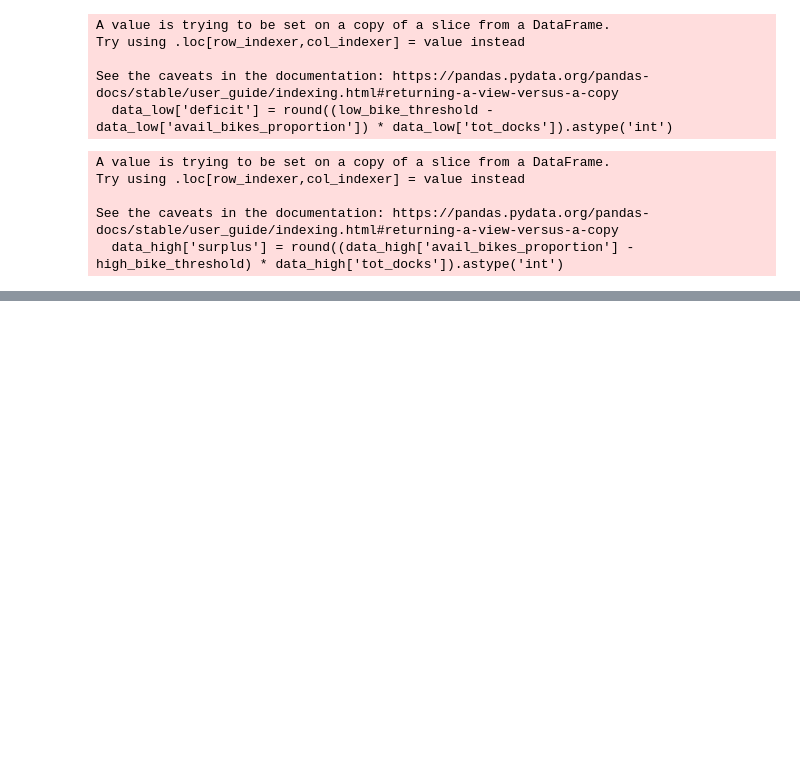
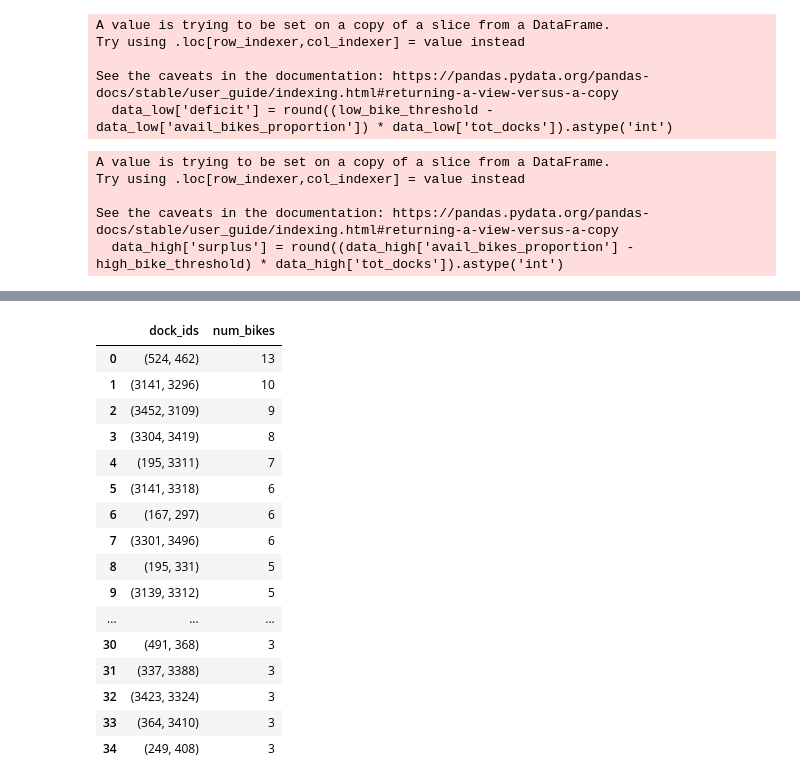
Before and after one commit to charles-v-phillips/citibike, a Jupyter notebook: robert/rebalancing_algorithm_48_hour_window.ipynb, the cells around one changed output, grey strips where cells are left out. Cells and saved outputs as stored; diff of their text form; code cells hidden in the pictures; blank space fills up the shorter version.

```diff
--- a/robert/rebalancing_algorithm_48_hour_window.ipynb
+++ b/robert/rebalancing_algorithm_48_hour_window.ipynb
@@ -189,6 +197,26 @@ for k, v in filtered_rebalancing.items():
         filtered_bikes_rebalanced += v
 # %%
 rebalancing_df = pd.DataFrame(final_rebalancing_dict.items(), columns = ['dock_ids', 'num_bikes'])
+# %%
+rebalancing_df
+# %% [output]
+|  | dock_ids | num_bikes |
+| 0 | (524, 462) | 13 |
+| 1 | (3141, 3296) | 10 |
+| 2 | (3452, 3109) | 9 |
+| 3 | (3304, 3419) | 8 |
+| 4 | (195, 3311) | 7 |
+| 5 | (3141, 3318) | 6 |
+| 6 | (167, 297) | 6 |
+| 7 | (3301, 3496) | 6 |
+| 8 | (195, 331) | 5 |
+| 9 | (3139, 3312) | 5 |
+| ... | ... | ... |
+| 30 | (491, 368) | 3 |
+| 31 | (337, 3388) | 3 |
+| 32 | (3423, 3324) | 3 |
+| 33 | (364, 3410) | 3 |
+| 34 | (249, 408) | 3 |
 # %%
 rebalancing_df[['dock_id_receive', 'dock_id_give']] = rebalancing_df['dock_ids'].tolist()
 rebalancing_df.drop(['dock_ids'], axis = 1, inplace = True)
```
Also changed, not shown: parts of 13 cells of this notebook, 4 other files.
